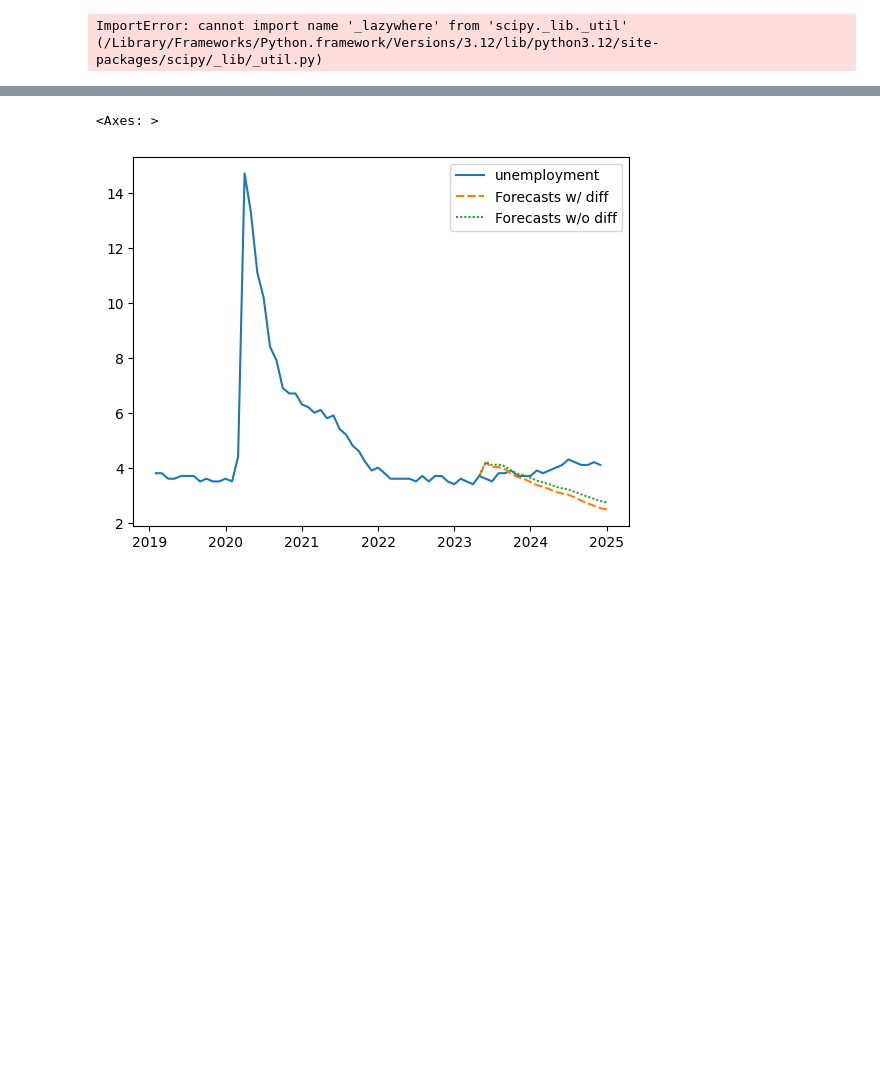
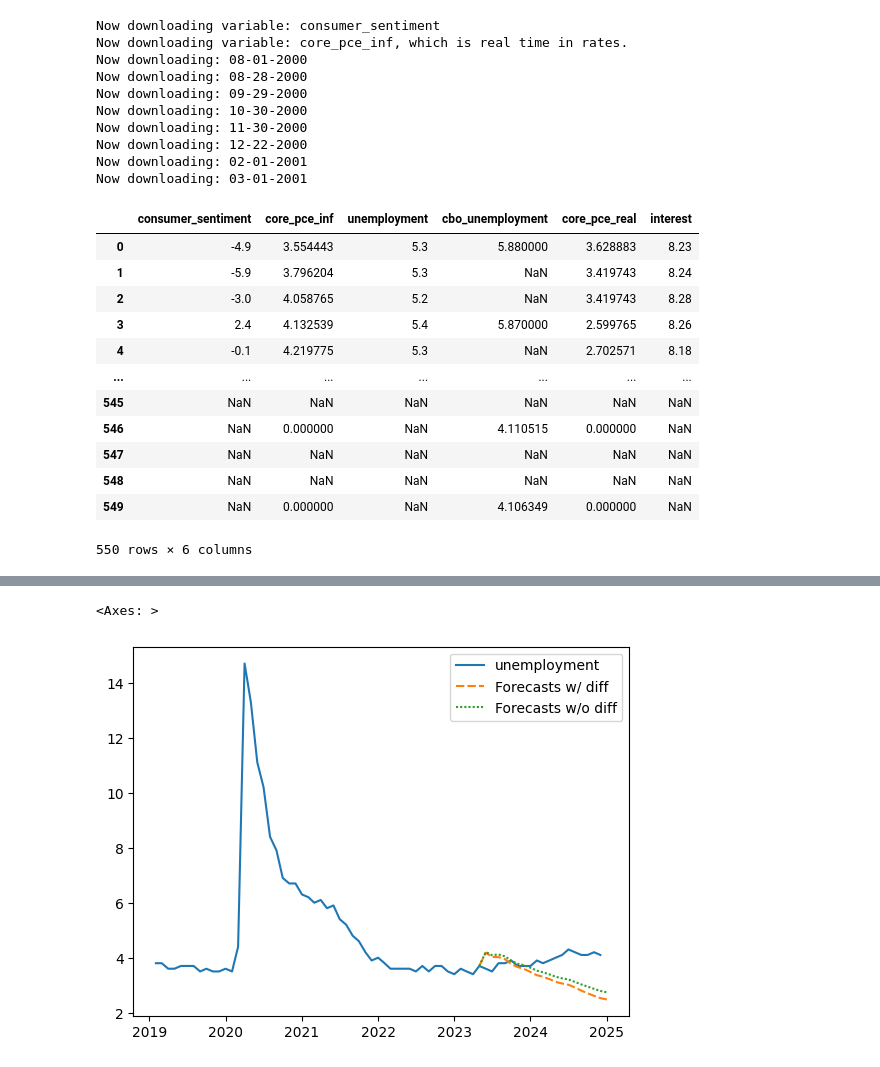
Before and after one commit to mbsls/sdht, a Jupyter notebook: main_experiments_dm.ipynb, the cells around one changed output, grey strips where cells are left out. Drawn from its saved outputs; the diff is of its cells as text; code cells hidden in the pictures; blank space fills up the shorter version.

```diff
--- a/main_experiments_dm.ipynb
+++ b/main_experiments_dm.ipynb
@@ -17,7 +17,7 @@ import warnings
 warnings.simplefilter(action='ignore', category=FutureWarning) # Ignore future warnings...
 
 # Load config file
-with open('config.yaml', 'r') as file:
+with open('config_example.yaml', 'r') as file:
     config = yaml.safe_load(file)
 download_data=False
 
@@ -84,6 +84,7 @@ if download_data==True:
 
     sample_start = pd.to_datetime(config['sample_start'])
     df = auxfun.transform_data(df, all_variables, sample_start=sample_start)
+    df.reset_index().to_csv("df_downloaded.csv")
 
 
 else:
@@ -91,5 +92,30 @@ else:
     df.index = pd.to_datetime(df.index)
     df = df.loc[df.index.year<=2024]
 # %% [output]
-ImportError: cannot import name '_lazywhere' from 'scipy._lib._util' (/Library/Frameworks/Python.framework/Versions/3.12/lib/python3.12/site-packages/scipy/_lib/_util.py)
+Now downloading variable: consumer_sentiment
+Now downloading variable: core_pce_inf, which is real time in rates.
+Now downloading: 08-01-2000
+Now downloading: 08-28-2000
+Now downloading: 09-29-2000
+Now downloading: 10-30-2000
+Now downloading: 11-30-2000
+Now downloading: 12-22-2000
+Now downloading: 02-01-2001
+Now downloading: 03-01-2001
+# %%
+df.tail()
+# %% [output]
+|  | consumer_sentiment | core_pce_inf | unemployment | cbo_unemployment | core_pce_real | interest |
+| 0 | -4.9 | 3.554443 | 5.3 | 5.880000 | 3.628883 | 8.23 |
+| 1 | -5.9 | 3.796204 | 5.3 | NaN | 3.419743 | 8.24 |
+| 2 | -3.0 | 4.058765 | 5.2 | NaN | 3.419743 | 8.28 |
+| 3 | 2.4 | 4.132539 | 5.4 | 5.870000 | 2.599765 | 8.26 |
+| 4 | -0.1 | 4.219775 | 5.3 | NaN | 2.702571 | 8.18 |
+| ... | ... | ... | ... | ... | ... | ... |
+| 545 | NaN | NaN | NaN | NaN | NaN | NaN |
+| 546 | NaN | 0.000000 | NaN | 4.110515 | 0.000000 | NaN |
+| 547 | NaN | NaN | NaN | NaN | NaN | NaN |
+| 548 | NaN | NaN | NaN | NaN | NaN | NaN |
+| 549 | NaN | 0.000000 | NaN | 4.106349 | 0.000000 | NaN |
+550 rows × 6 columns
 # %%
```
Also changed, not shown: parts of 3 cells of this notebook, 1 other file.
